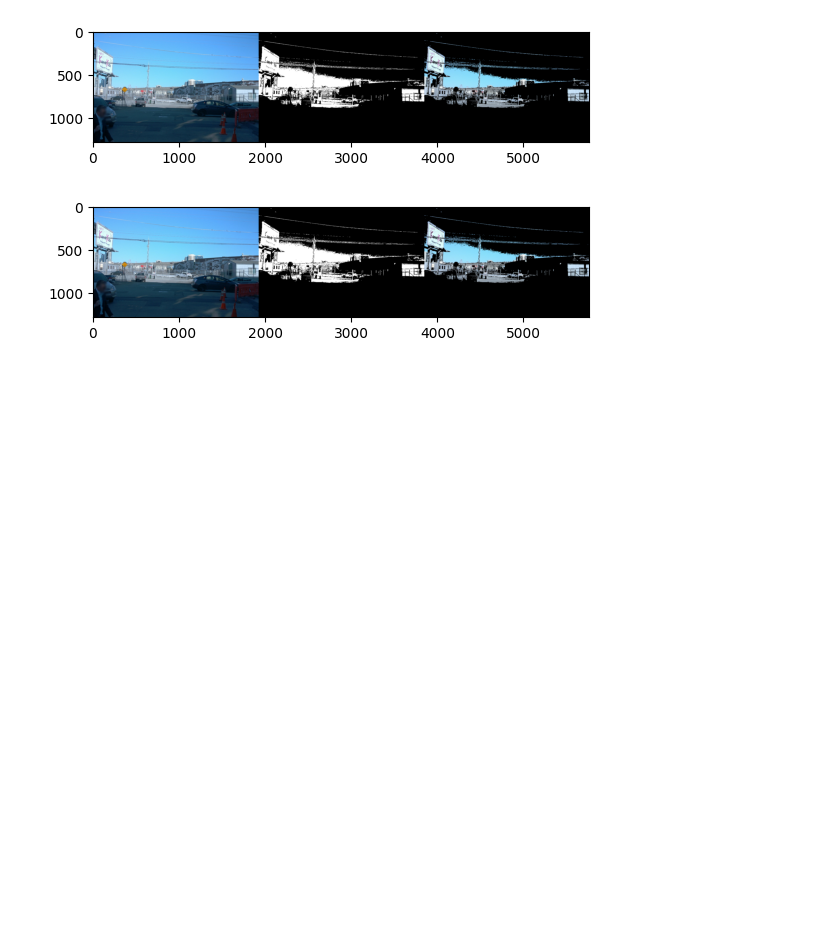
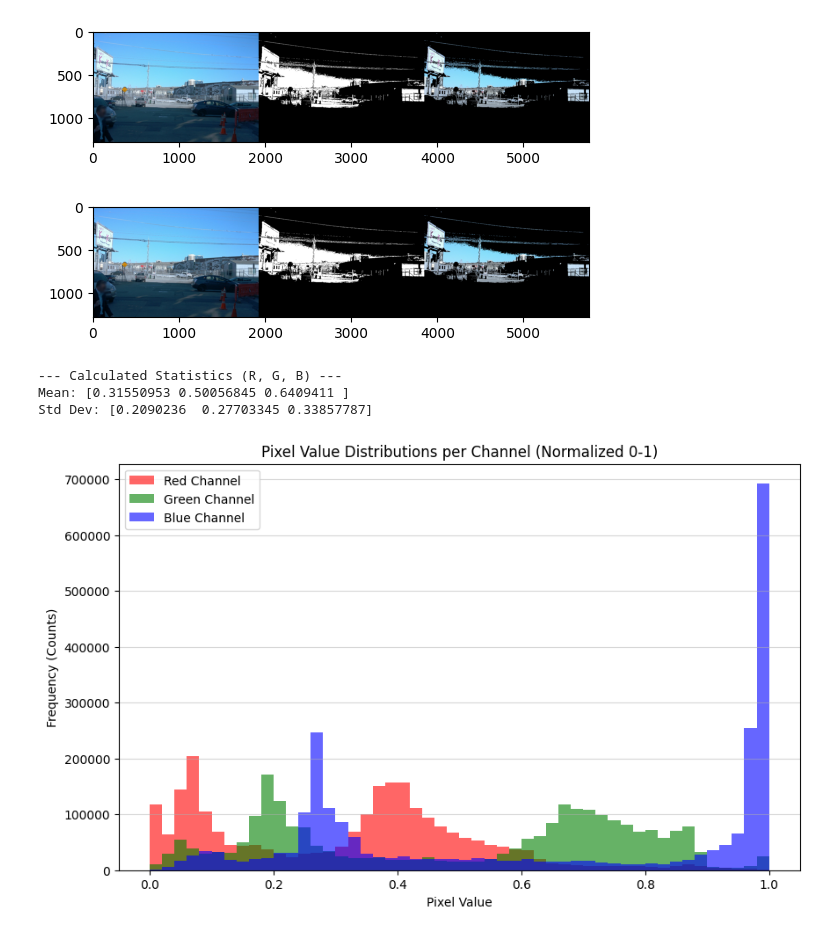
Before and after one commit to ParisaMousavi/cd0360-Introduction-to-Computer-Vision, a Jupyter notebook: image-manipulation/solution.ipynb, the cells around one changed output. Cells and saved outputs as stored; diff of their text form; code cells hidden in the pictures; blank space fills up the shorter version.

Commit message:
updated statistic

```diff
--- a/image-manipulation/solution.ipynb
+++ b/image-manipulation/solution.ipynb
@@ -132,0 +149,57 @@ mask_and_display(img, mask)
+# %%
+# Concatenate all reshaped images into a single array (N_total_pixels, 3)
+total_pixel_data = np.concatenate(all_pixels, axis=0)
+
+    # Calculate Mean and Standard Deviation along the Channel axis (Axis 0 is total pixels)
+    # The result shape will be (3,)
+mean_values = np.mean(total_pixel_data, axis=0)
+std_dev_values = np.std(total_pixel_data, axis=0)
+
+print("--- Calculated Statistics (R, G, B) ---")
+print(f"Mean: {mean_values}")
+print(f"Std Dev: {std_dev_values}")
+# %% [output]
+--- Calculated Statistics (R, G, B) ---
+Mean: [0.31550953 0.50056845 0.6409411 ]
+Std Dev: [0.2090236  0.27703345 0.33857787]
+# %%
+import matplotlib.pyplot as plt
+
+def display_distributions(total_pixel_data):
+    """
+    Displays the pixel value distributions (histograms) for R, G, and B channels.
+
+    Args:
+        total_pixel_data (np.array): A NumPy array of shape (N_total_pixels, 3).
+    """
+    if total_pixel_data is None:
+        print("Cannot plot distribution: No data available.")
+        return
+
+    # Separate the channels
+    R_channel = total_pixel_data[:, 0]
+    G_channel = total_pixel_data[:, 1]
+    B_channel = total_pixel_data[:, 2]
+
+    # Create the plot
+    plt.figure(figsize=(10, 6))
+    plt.title('Pixel Value Distributions per Channel (Normalized 0-1)')
+    plt.xlabel('Pixel Value')
+    plt.ylabel('Frequency (Counts)')
+
+    # Plot histograms for each channel
+    plt.hist(R_channel, bins=50, alpha=0.6, color='red', label='Red Channel')
+    plt.hist(G_channel, bins=50, alpha=0.6, color='green', label='Green Channel')
+    plt.hist(B_channel, bins=50, alpha=0.6, color='blue', label='Blue Channel')
+
+    plt.legend()
+    plt.grid(axis='y', alpha=0.5)
+    plt.show()
+
+# Assuming you ran the first part successfully, plot the distributions:
+if 'total_pixel_data' in locals():
+    display_distributions(total_pixel_data)
+# If you run the script as a single block:
+# total_pixel_data = np.concatenate(all_pixels, axis=0)
+# %% [output]
+[figure, added]
```
Also changed, not shown: parts of 4 cells of this notebook.
